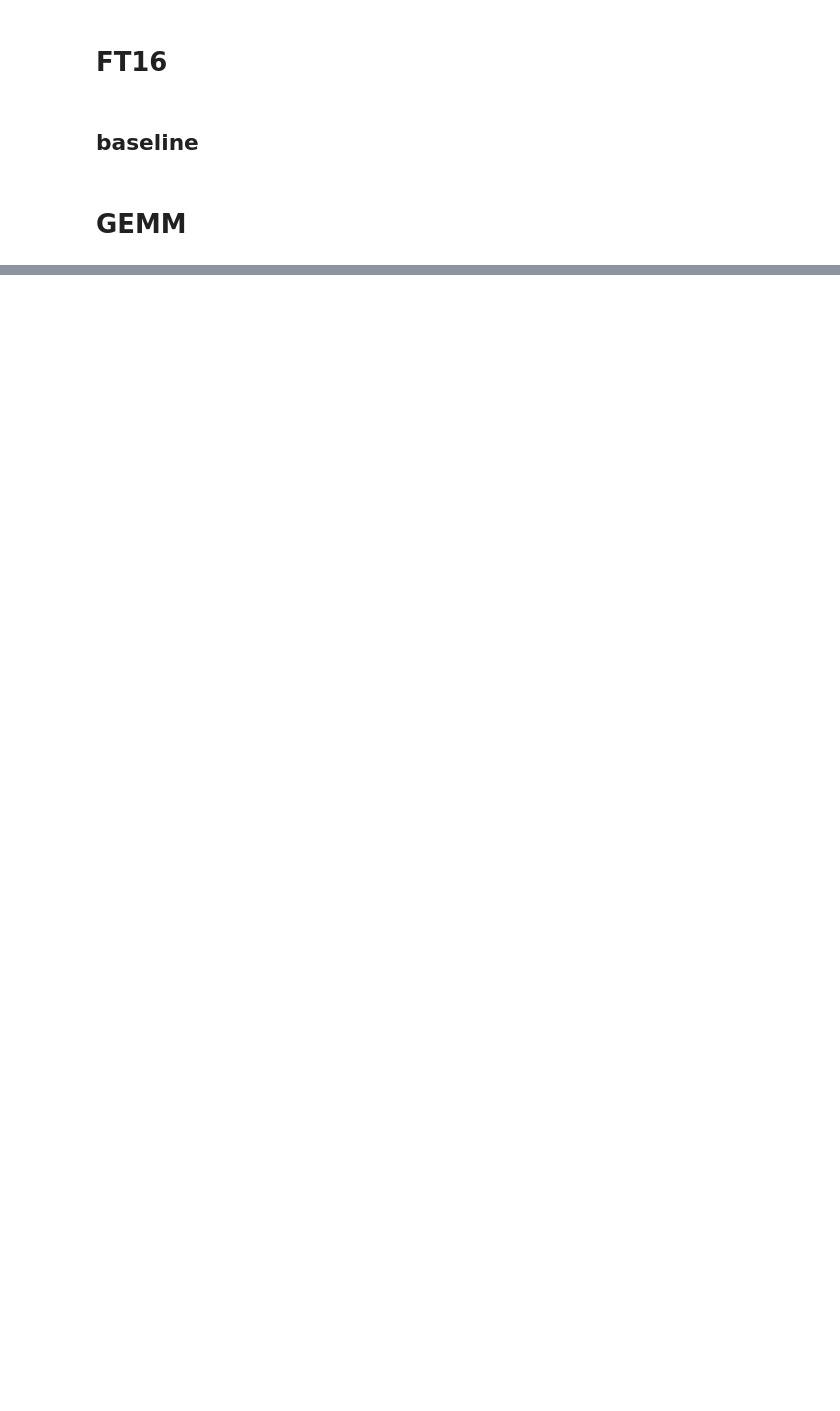
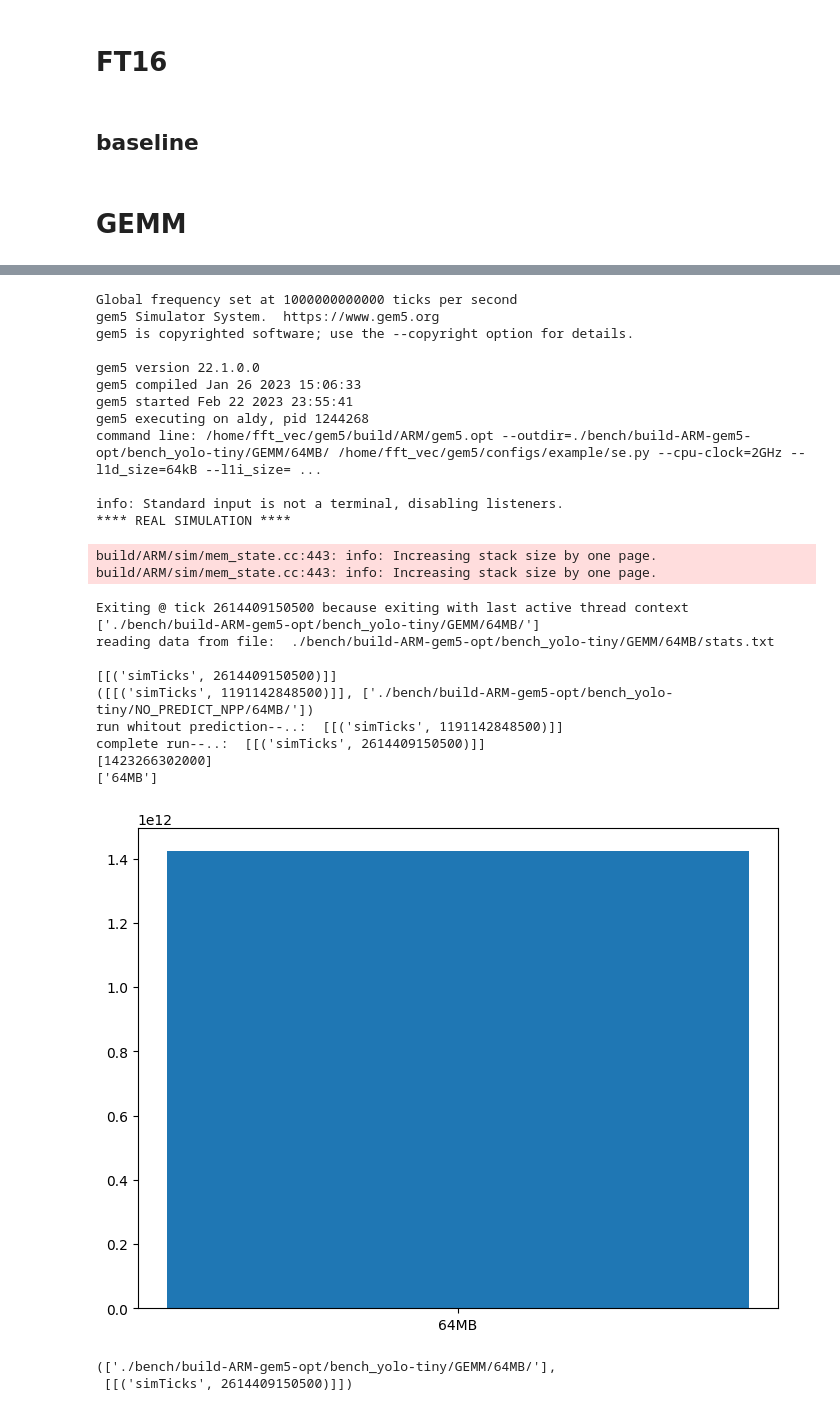
Before and after one commit to antfor/Masters-darknet, a Jupyter notebook: gem5-ARM-Benchmarks.ipynb, the cells around one changed output, grey strips where cells are left out. Saved outputs shown, nothing was run; the diff lists cells and outputs as text; code cells hidden in the pictures; blank space fills up the shorter version.

```diff
--- a/gem5-ARM-Benchmarks.ipynb
+++ b/gem5-ARM-Benchmarks.ipynb
@@ -613,0 +616,3 @@ readandplot(gemmResult[0],chaceSizes,setupnppticks_npp)
+# %%
+setup_s = cyclesToSetup_npp(yolo, chaceOptions,chaceSizes)
+setup_s
@@ -613,0 +710,4 @@ readandplot(gemmResult[0],chaceSizes,setupnppticks_npp)
+# %%
+gemmR_s = runandPlot(Program.NNPACK_GEMM,yolo ,chaceOptions, chaceSizes, setup_s)
+gemmR_s
+# %% [output]
@@ -613,0 +772,27 @@ readandplot(gemmResult[0],chaceSizes,setupnppticks_npp)
+Global frequency set at 1000000000000 ticks per second
+gem5 Simulator System.  https://www.gem5.org
+gem5 is copyrighted software; use the --copyright option for details.
+
+gem5 version 22.1.0.0
+gem5 compiled Jan 26 2023 15:06:33
+gem5 started Feb 22 2023 23:55:41
+gem5 executing on aldy, pid 1244268
+command line: /home/fft_vec/gem5/build/ARM/gem5.opt --outdir=./bench/build-ARM-gem5-opt/bench_yolo-tiny/GEMM/64MB/ /home/fft_vec/gem5/configs/example/se.py --cpu-clock=2GHz --l1d_size=64kB --l1i_size= ...
+
+info: Standard input is not a terminal, disabling listeners.
+**** REAL SIMULATION ****
+build/ARM/sim/mem_state.cc:443: info: Increasing stack size by one page.
+build/ARM/sim/mem_state.cc:443: info: Increasing stack size by one page.
+Exiting @ tick 2614409150500 because exiting with last active thread context
+['./bench/build-ARM-gem5-opt/bench_yolo-tiny/GEMM/64MB/']
+reading data from file:  ./bench/build-ARM-gem5-opt/bench_yolo-tiny/GEMM/64MB/stats.txt
+
+[[('simTicks', 2614409150500)]]
+([[('simTicks', 1191142848500)]], ['./bench/build-ARM-gem5-opt/bench_yolo-tiny/NO_PREDICT_NPP/64MB/'])
+run whitout prediction--..:  [[('simTicks', 1191142848500)]]
+complete run--..:  [[('simTicks', 2614409150500)]]
+[1423266302000]
+['64MB']
+[figure, added]
+(['./bench/build-ARM-gem5-opt/bench_yolo-tiny/GEMM/64MB/'],
+ [[('simTicks', 2614409150500)]])
```
Also changed, not shown: parts of 12 cells of this notebook, 1 other file.
